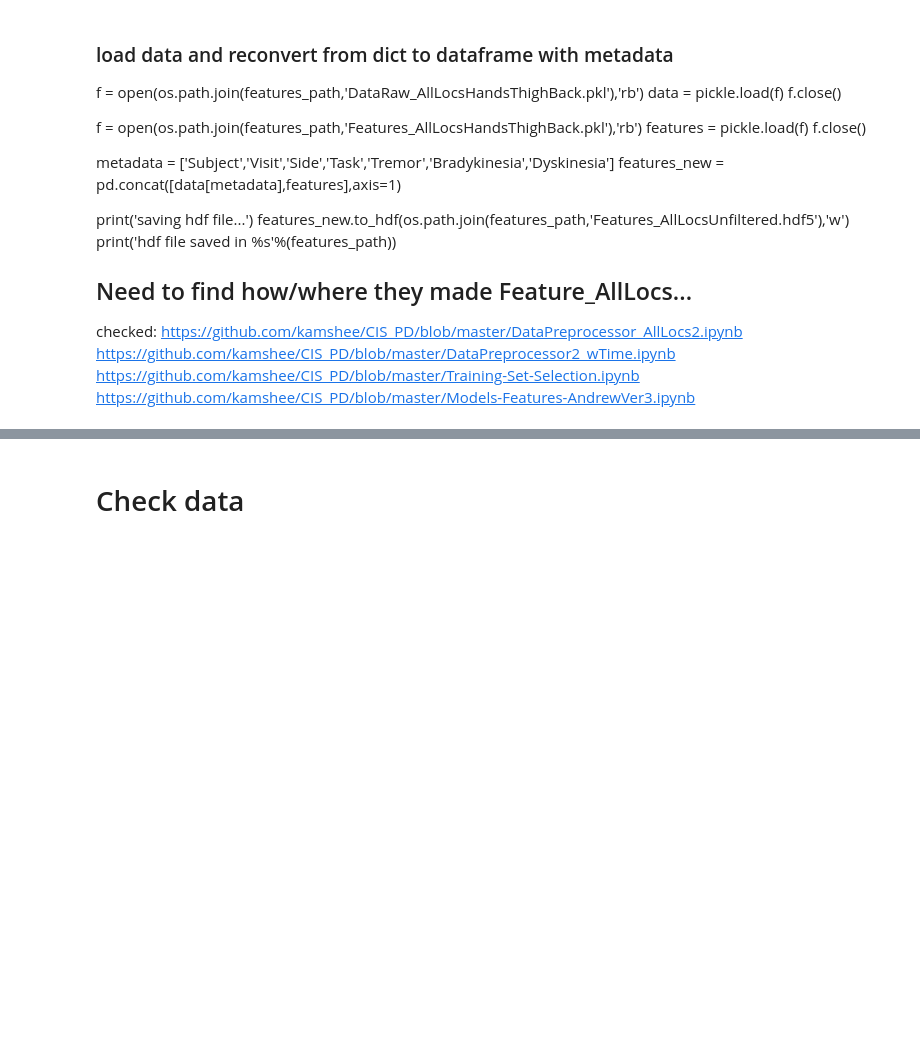
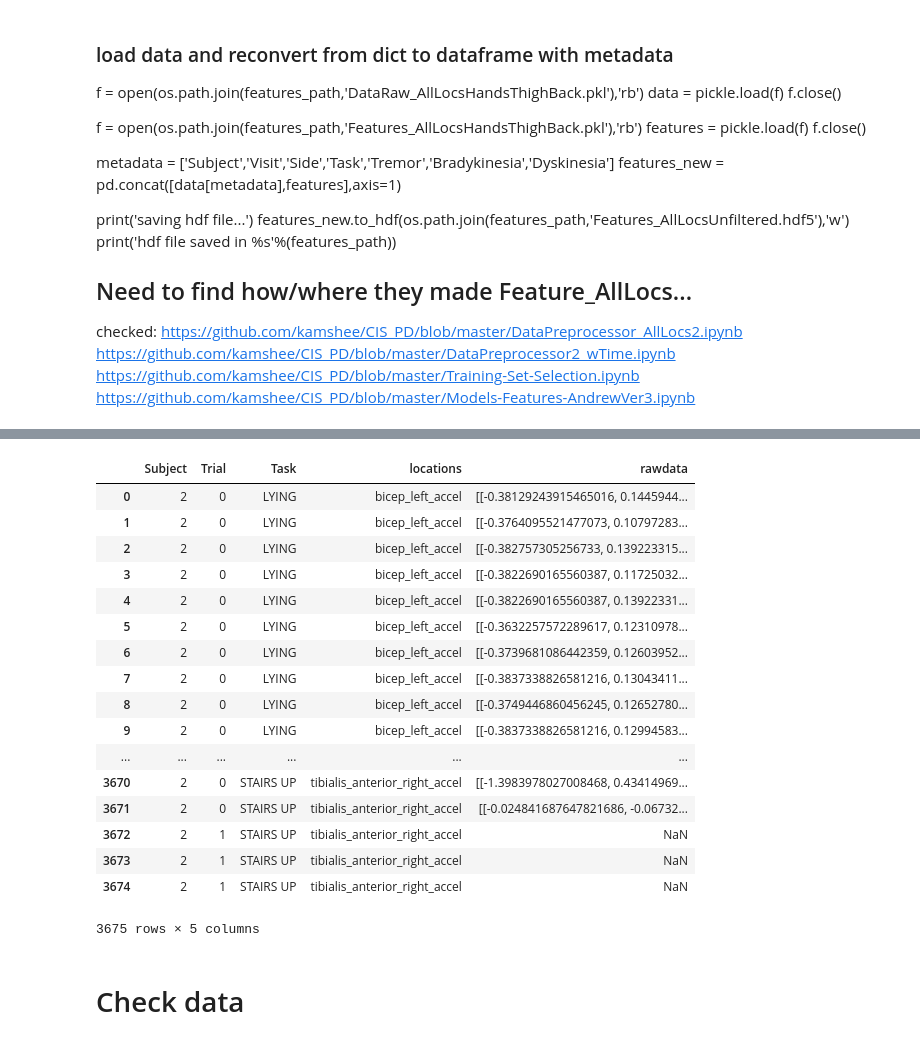
Before and after one commit to kamshee/activity-recognition-process, a Jupyter notebook: TestFeatures.ipynb, the cells around one changed output, grey strips where cells are left out. Cells and saved outputs as stored; diff of their text form; code cells hidden in the pictures; blank space fills up the shorter version.

```diff
--- a/TestFeatures.ipynb
+++ b/TestFeatures.ipynb
@@ -24,7 +24,7 @@ from PreprocessFcns import *
 %matplotlib inline
 # %%
 if platform.system() == 'Windows':
-    if platform.release() == '7':
+    if platform.release() == '10':
         path = r'//FS2.smpp.local\RTO\Inpatient Sensors -Stroke\Data\biostamp_data\controls'
         folder_path = r'//FS2.smpp.local\RTO\Inpatient Sensors -Stroke\Data\biostamp_data'
         dict_path = r'//FS2.smpp.local\RTO\Inpatient Sensors -Stroke\Data\biostamp_data\Data_dict'
@@ -744,0 +757,4 @@ https://github.com/kamshee/CIS_PD/blob/master/Models-Features-AndrewVer3.ipynb
+# %%
+# Raw data from all sensors aggregated for subject HC02
+# features_path = r'//FS2.smpp.local\RTO\Inpatient Sensors -Stroke\Data\biostamp_data\FeatureMatrax'
+data2 = pd.read_hdf(os.path.join(features_path,'DataRaw_AllLocsHC02.hdf5'))
@@ -745,3 +788,37 @@ https://github.com/kamshee/CIS_PD/blob/master/Models-Features-AndrewVer3.ipynb
+# %%
+# melt option to unpivot sensor locations
+columns = ['bicep_left_accel',
+       'bicep_right_accel', 'biceps_femoris_left_accel',
+       'biceps_femoris_right_accel', 'distal_lateral_shank_left_accel',
+       'distal_lateral_shank_left_gyro',
+       'distal_lateral_shank_right_accel',
+       'distal_lateral_shank_right_gyro', 'gastrocnemius_left_accel',
+       'gastrocnemius_right_accel', 'medial_chest_accel',
+       'posterior_forearm_left_accel', 'posterior_forearm_left_gyro',
+       'posterior_forearm_right_accel', 'posterior_forearm_right_gyro',
+       'rectus_femoris_left_accel', 'rectus_femoris_right_accel',
+       'sacrum_accel', 'sacrum_gyro', 'tibialis_anterior_left_accel',
+       'tibialis_anterior_right_accel']
+pd.melt(data2, id_vars=['Subject', 'Trial', 'Task'], value_vars=columns, var_name='locations', value_name='rawdata')
+# %% [output]
+|  | Subject | Trial | Task | locations | rawdata |
+| 0 | 2 | 0 | LYING | bicep_left_accel | [[-0.38129243915465016, 0.1445944... |
+| 1 | 2 | 0 | LYING | bicep_left_accel | [[-0.3764095521477073, 0.10797283... |
+| 2 | 2 | 0 | LYING | bicep_left_accel | [[-0.382757305256733, 0.139223315... |
+| 3 | 2 | 0 | LYING | bicep_left_accel | [[-0.3822690165560387, 0.11725032... |
+| 4 | 2 | 0 | LYING | bicep_left_accel | [[-0.3822690165560387, 0.13922331... |
+| 5 | 2 | 0 | LYING | bicep_left_accel | [[-0.3632257572289617, 0.12310978... |
+| 6 | 2 | 0 | LYING | bicep_left_accel | [[-0.3739681086442359, 0.12603952... |
+| 7 | 2 | 0 | LYING | bicep_left_accel | [[-0.3837338826581216, 0.13043411... |
+| 8 | 2 | 0 | LYING | bicep_left_accel | [[-0.3749446860456245, 0.12652780... |
+| 9 | 2 | 0 | LYING | bicep_left_accel | [[-0.3837338826581216, 0.12994583... |
+| ... | ... | ... | ... | ... | ... |
+| 3670 | 2 | 0 | STAIRS UP | tibialis_anterior_right_accel | [[-1.3983978027008468, 0.43414969... |
+| 3671 | 2 | 0 | STAIRS UP | tibialis_anterior_right_accel | [[-0.024841687647821686, -0.06732... |
+| 3672 | 2 | 1 | STAIRS UP | tibialis_anterior_right_accel | NaN |
+| 3673 | 2 | 1 | STAIRS UP | tibialis_anterior_right_accel | NaN |
+| 3674 | 2 | 1 | STAIRS UP | tibialis_anterior_right_accel | NaN |
+3675 rows × 5 columns
 # %% [markdown]
 # Check data
 # %%
```
Also changed, not shown: parts of 5 cells of this notebook, 1 other file.
